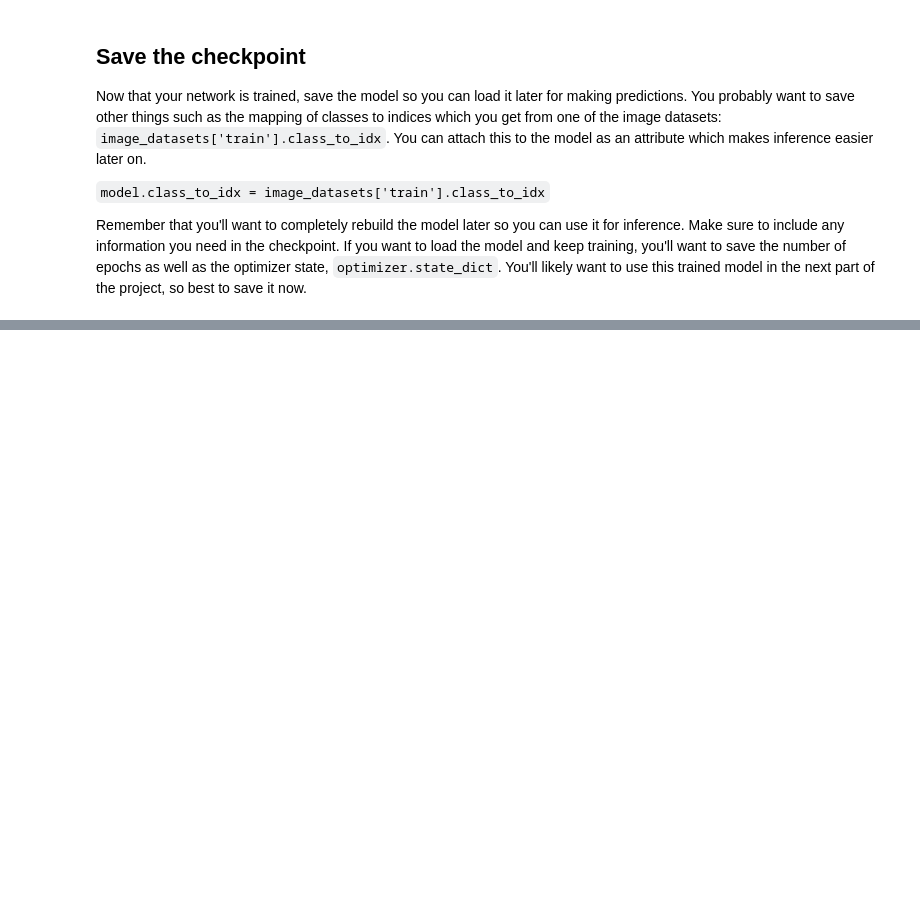
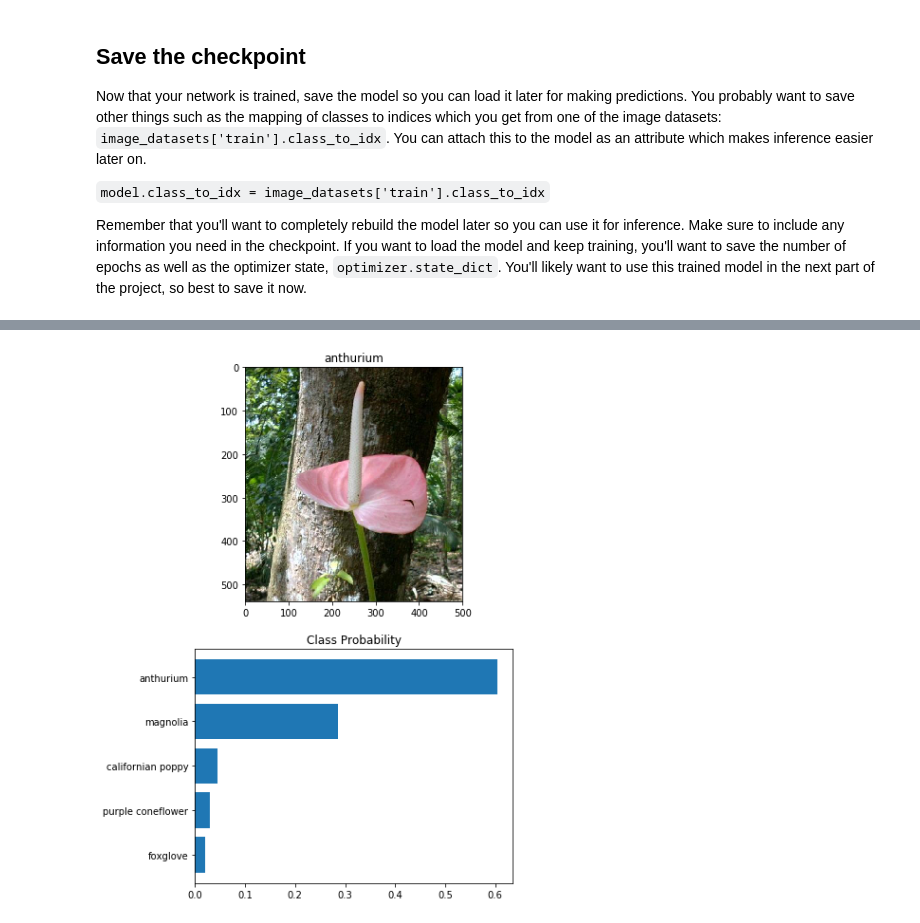
Before and after one commit to Dmitry-Khochanskiy/udacity_machine_learning_project_2, a Jupyter notebook: Image Classifier Project.ipynb, the cells around one changed output, grey strips where cells are left out. Drawn from its saved outputs; the diff is of its cells as text; code cells hidden in the pictures; blank space fills up the shorter version.

```diff
--- a/Image Classifier Project.ipynb
+++ b/Image Classifier Project.ipynb
@@ -345,0 +510,17 @@ torch.save(checkpoint, 'checkpoint.pth')
+# %%
+# TODO: Display an image along with the top 5 classes
+def view_classify(img_path, prob, classes, mapping):
+    class_names = [mapping[str(c)] for c in classes]
+    image = Image.open(img_path)
+    fig, (ax1, ax2) = plt.subplots(figsize=(6,10), ncols=1, nrows=2)
+    flower_name = class_names[0]
+    ax1.set_title(flower_name)
+    ax1.imshow(image)
+
+
+    y_pos = np.arange(len(prob))
+    ax2.barh(y_pos, prob, align='center')
+    ax2.set_yticks(y_pos)
+    ax2.set_yticklabels(class_names)
+    ax2.invert_yaxis()  # labels read top-to-bottom
+    ax2.set_title('Class Probability')
@@ -345,0 +545,6 @@ torch.save(checkpoint, 'checkpoint.pth')
+# %%
+probs, classes = predict(processed_image, model)
+# %%
+view_classify(image_path, probs, classes, cat_to_name)
+# %% [output]
+[figure, added]
```
Also changed, not shown: parts of 30 cells of this notebook, 5 other files.
